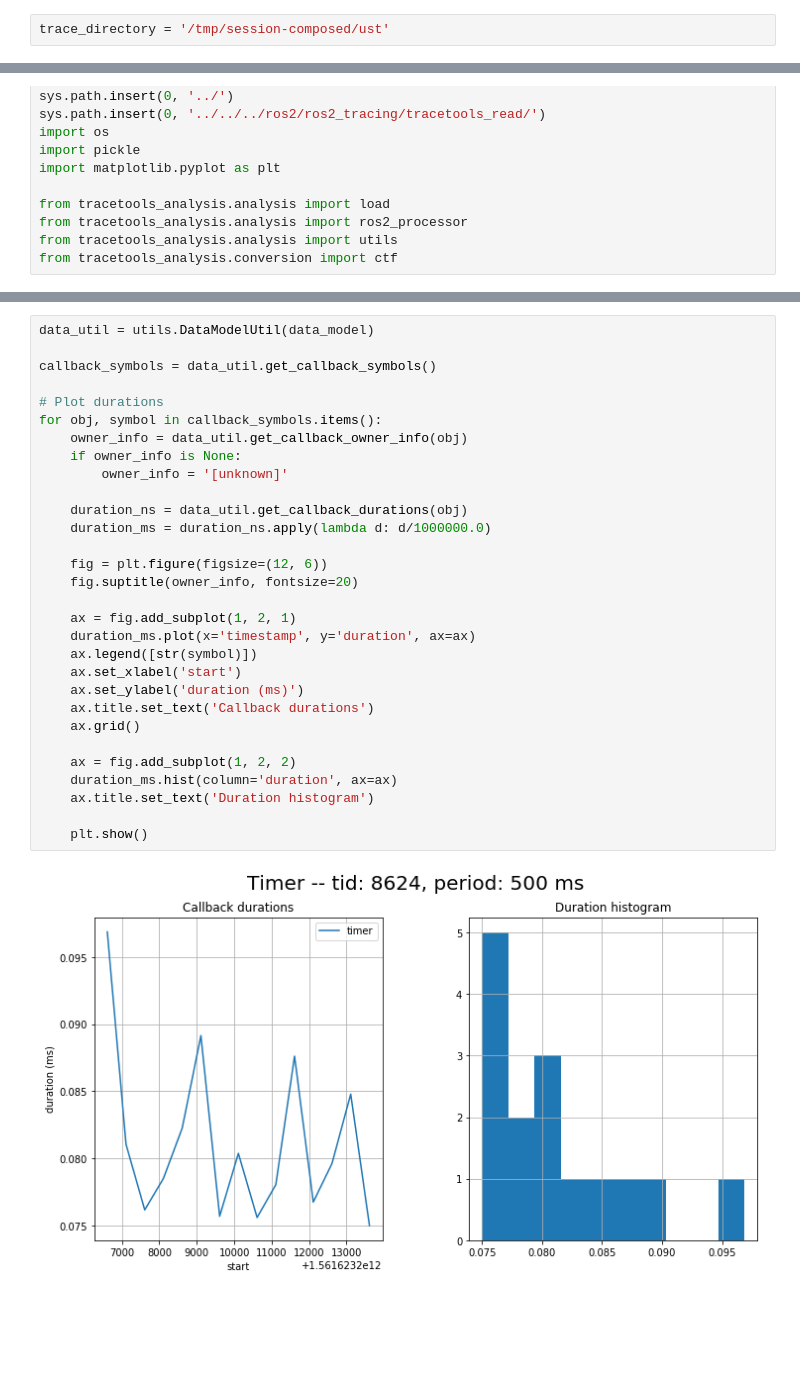
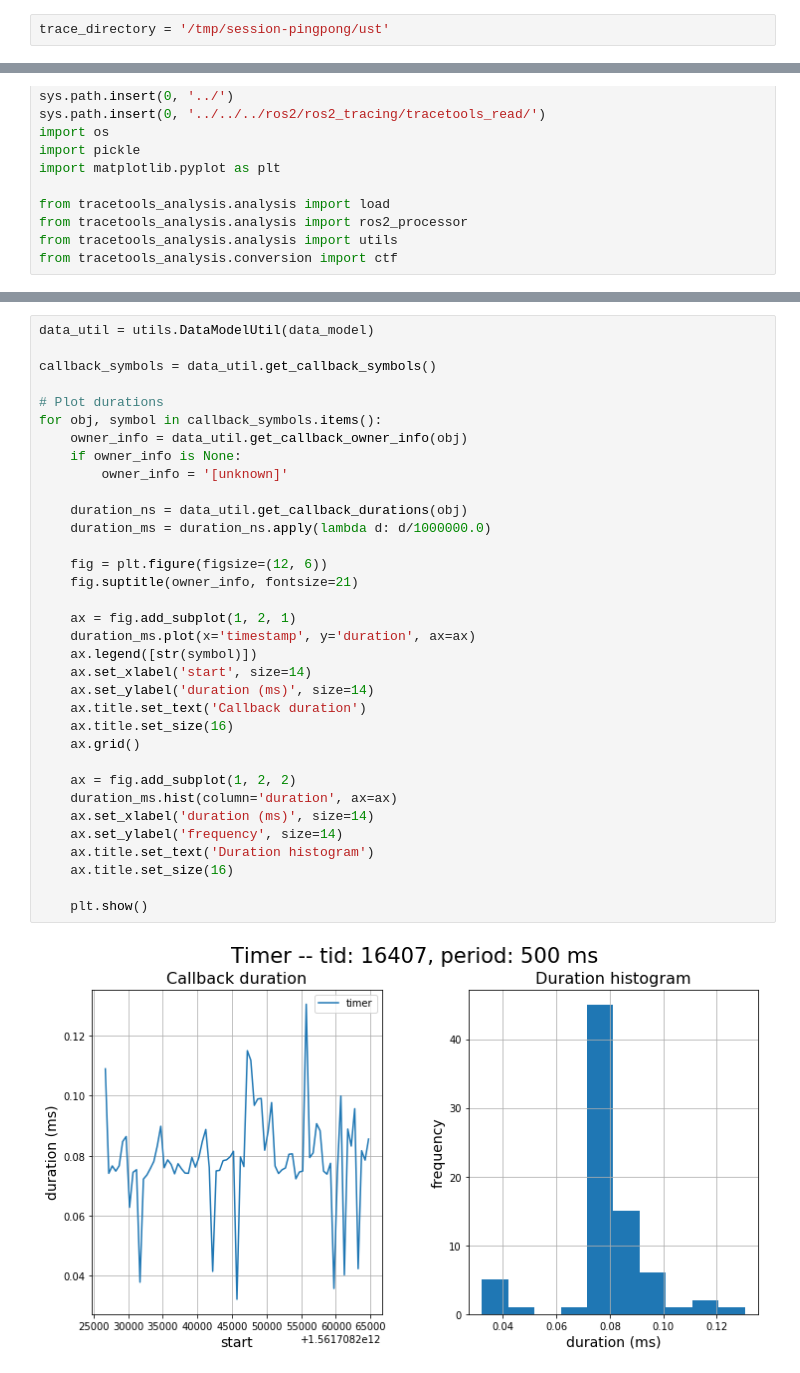
Before and after one commit to ros-tracing/tracetools_analysis, a Jupyter notebook: tracetools_analysis/analysis/callback_duration.ipynb, the cells around one changed output, grey strips where cells are left out. Saved outputs shown, nothing was run; the diff lists cells and outputs as text; blank space fills up the shorter version.

Commit message:
Use pingpong example

```diff
--- a/tracetools_analysis/analysis/callback_duration.ipynb
+++ b/tracetools_analysis/analysis/callback_duration.ipynb
@@ -1,5 +1,5 @@
 # %%
-trace_directory = '/tmp/session-composed/ust'
+trace_directory = '/tmp/session-pingpong/ust'
 # %%
 import sys
 # Assuming a workspace with:
@@ -32,32 +32,36 @@ data_model = processor.get_data_model()
 # %%
 data_util = utils.DataModelUtil(data_model)
 
 callback_symbols = data_util.get_callback_symbols()
 
 # Plot durations
 for obj, symbol in callback_symbols.items():
     owner_info = data_util.get_callback_owner_info(obj)
     if owner_info is None:
         owner_info = '[unknown]'
 
     duration_ns = data_util.get_callback_durations(obj)
     duration_ms = duration_ns.apply(lambda d: d/1000000.0)
 
     fig = plt.figure(figsize=(12, 6))
-    fig.suptitle(owner_info, fontsize=20)
+    fig.suptitle(owner_info, fontsize=21)
 
     ax = fig.add_subplot(1, 2, 1)
     duration_ms.plot(x='timestamp', y='duration', ax=ax)
     ax.legend([str(symbol)])
-    ax.set_xlabel('start')
-    ax.set_ylabel('duration (ms)')
-    ax.title.set_text('Callback durations')
+    ax.set_xlabel('start', size=14)
+    ax.set_ylabel('duration (ms)', size=14)
+    ax.title.set_text('Callback duration')
+    ax.title.set_size(16)
     ax.grid()
 
     ax = fig.add_subplot(1, 2, 2)
     duration_ms.hist(column='duration', ax=ax)
+    ax.set_xlabel('duration (ms)', size=14)
+    ax.set_ylabel('frequency', size=14)
     ax.title.set_text('Duration histogram')
+    ax.title.set_size(16)
 
     plt.show()
 # %% [output]
-[figure, old version]
+[figure, new version]
```
Also changed, not shown: parts of 2 cells of this notebook.
